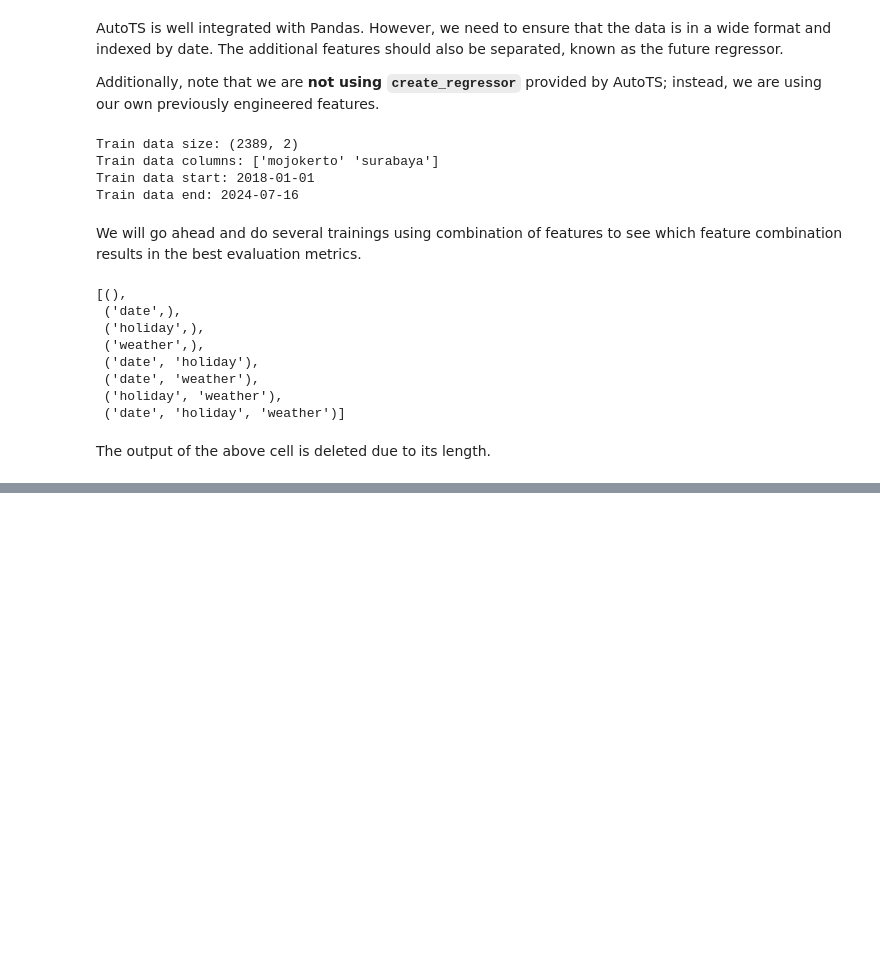
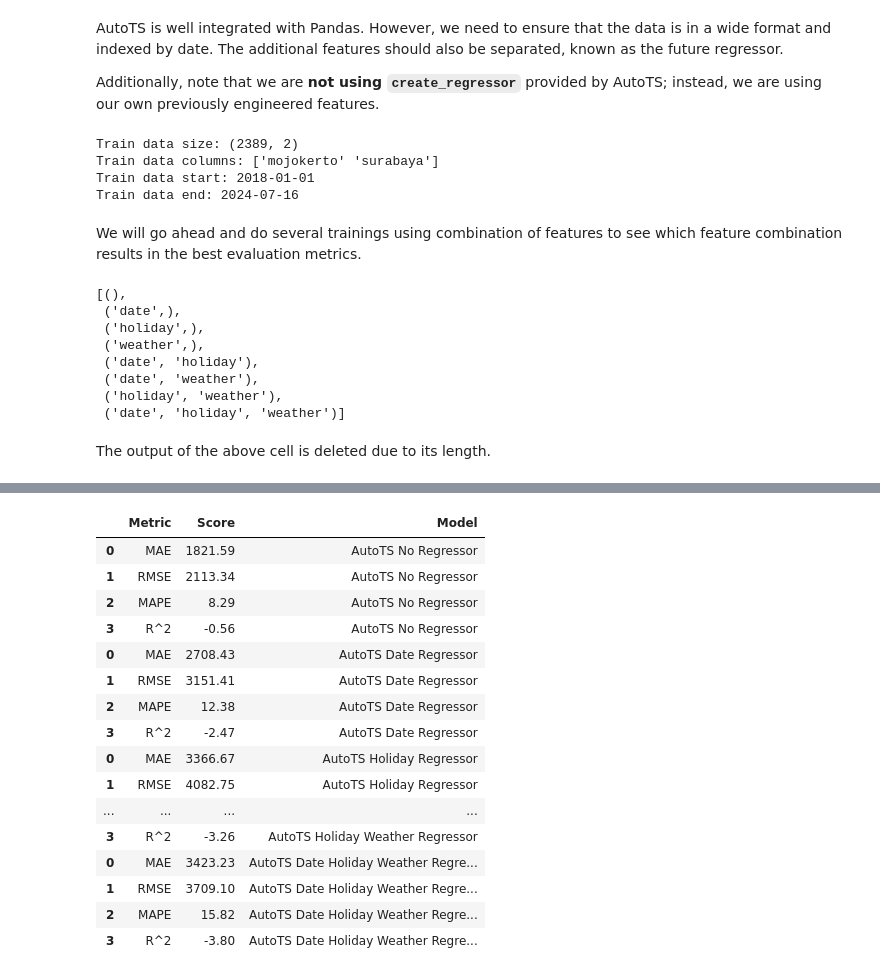
Before and after one commit to fandayp/exploratory, a Jupyter notebook: timeseries_automl.ipynb, the cells around one changed output, grey strips where cells are left out. Saved outputs shown, nothing was run; the diff lists cells and outputs as text; code cells hidden in the pictures; blank space fills up the shorter version.

```diff
--- a/timeseries_automl.ipynb
+++ b/timeseries_automl.ipynb
@@ -757,0 +1002,63 @@ plt.show()
+# %%
+from sklearn.metrics import mean_absolute_error as mae_score
+from sklearn.metrics import mean_squared_error as mse_score
+from sklearn.metrics import r2_score
+
+def evaluate_forecast(y_true, y_pred):
+    """
+      Evaluate forecast using MAE, MSE, R2, and MAPE
+    """
+    scores = [
+        ["MAE", np.round(mae_score(y_true, y_pred), 2)],
+        ["RMSE", np.round(np.sqrt(mse_score(y_true, y_pred)), 2)],
+        ["MAPE", np.round(np.mean(np.abs((y_true - y_pred) / y_true)) * 100, 2)],
+        ["R^2", np.round(r2_score(y_true, y_pred), 2)],
+    ]
+
+    return pd.DataFrame(scores, columns=["Metric", "Score"])
+# %%
+# First, we do the evaluation for the AutoTS model with various regressors
+
+file_names = !(gsutil ls "gs://{bucket.name}")
+file_names = [f for f in file_names if "predictions_autots" in f]
+
+autots_eval = []
+for f in file_names:
+    predictions_autots = download_csv_from_gcs(bucket,
+                                                os.path.basename(f),
+                                                date_columns=["date"])
+
+    model_name = " ".join(os.path.basename(f[:-4]).split("_")[3:-1]).title()
+    y_true, y_pred = [], []
+    for col, region in enumerate(unique_region):
+        y_true += feat_df.loc[
+                      feat_df["regions"] == region, "price"
+                  ][-15:].values.tolist()
+        y_pred += predictions_autots.loc[
+                      predictions_autots["regions"] == region, "prediction"
+                  ].values.tolist()
+
+    temp_eval = evaluate_forecast(np.array(y_true), np.array(y_pred))
+    temp_eval["Model"] = f"AutoTS {model_name}"
+    autots_eval.append(temp_eval)
+
+autots_eval = pd.concat(autots_eval)
+autots_eval
+# %% [output]
+|  | Metric | Score | Model |
+| 0 | MAE | 1821.59 | AutoTS No Regressor |
+| 1 | RMSE | 2113.34 | AutoTS No Regressor |
+| 2 | MAPE | 8.29 | AutoTS No Regressor |
+| 3 | R^2 | -0.56 | AutoTS No Regressor |
+| 0 | MAE | 2708.43 | AutoTS Date Regressor |
+| 1 | RMSE | 3151.41 | AutoTS Date Regressor |
+| 2 | MAPE | 12.38 | AutoTS Date Regressor |
+| 3 | R^2 | -2.47 | AutoTS Date Regressor |
+| 0 | MAE | 3366.67 | AutoTS Holiday Regressor |
+| 1 | RMSE | 4082.75 | AutoTS Holiday Regressor |
+| ... | ... | ... | ... |
+| 3 | R^2 | -3.26 | AutoTS Holiday Weather Regressor |
+| 0 | MAE | 3423.23 | AutoTS Date Holiday Weather Regre... |
+| 1 | RMSE | 3709.10 | AutoTS Date Holiday Weather Regre... |
+| 2 | MAPE | 15.82 | AutoTS Date Holiday Weather Regre... |
+| 3 | R^2 | -3.80 | AutoTS Date Holiday Weather Regre... |
```
Also changed, not shown: parts of 31 cells of this notebook, 1 other file.
